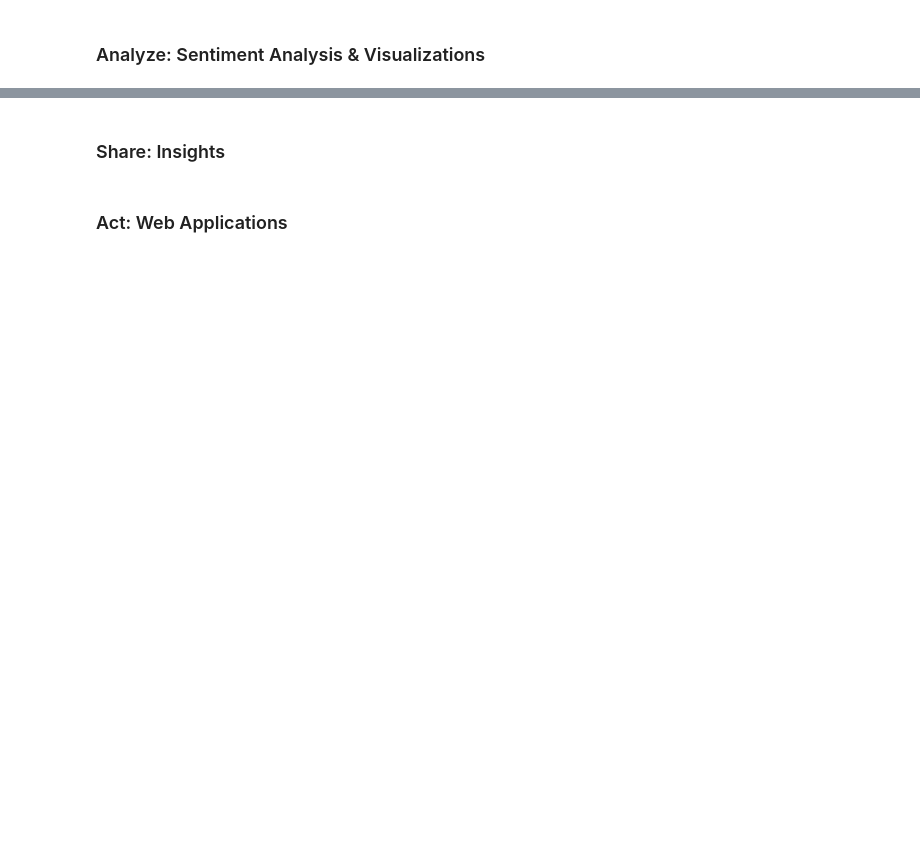
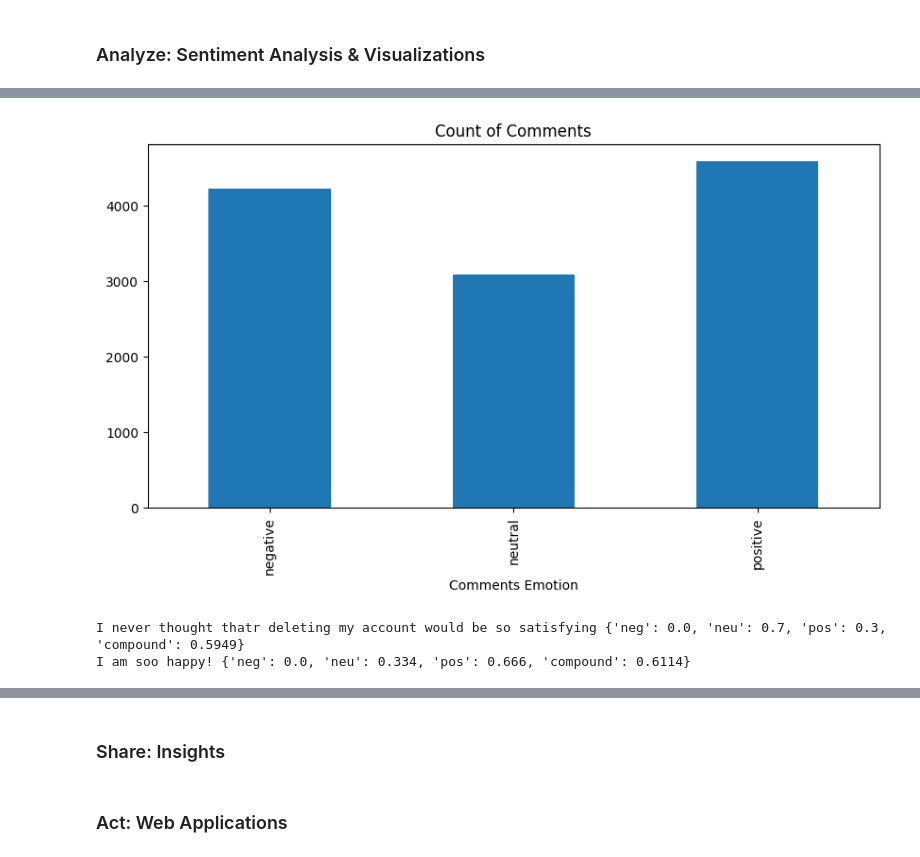
Before and after one commit to WilliamLu1999/Data-ML-Projects, a Jupyter notebook: reddit_api_sentiment_analysis_spark.ipynb, the cells around one changed output, grey strips where cells are left out. Saved outputs shown, nothing was run; the diff lists cells and outputs as text; code cells hidden in the pictures; blank space fills up the shorter version.

```diff
--- a/reddit_api_sentiment_analysis_spark.ipynb
+++ b/reddit_api_sentiment_analysis_spark.ipynb
@@ -310,0 +444,14 @@ rc.head()
+# %%
+ax = rc['sentiment'].value_counts().sort_index()\
+.plot(kind ='bar',title ='Count of Comments',figsize=(10,5))
+ax.set_xlabel('Comments Emotion')
+plt.show()
+# %% [output]
+[figure, added]
+# %%
+print(rc['comments before'][4],sentiments.polarity_scores(rc['comments before'][4]))
+# this is a more of a sarcastic comment than a positive comment.
+print("I am soo happy!",sentiments.polarity_scores("I am soo happy!"))
+# %% [output]
+I never thought thatr deleting my account would be so satisfying {'neg': 0.0, 'neu': 0.7, 'pos': 0.3, 'compound': 0.5949}
+I am soo happy! {'neg': 0.0, 'neu': 0.334, 'pos': 0.666, 'compound': 0.6114}
```
Also changed, not shown: parts of 14 cells of this notebook.
